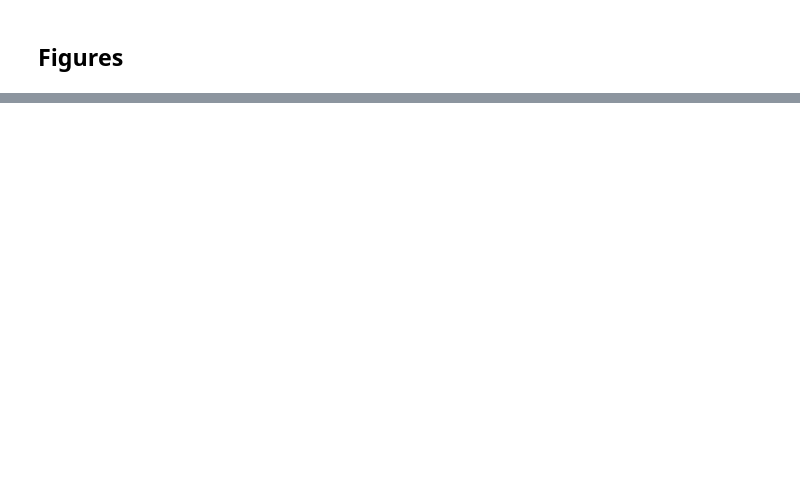
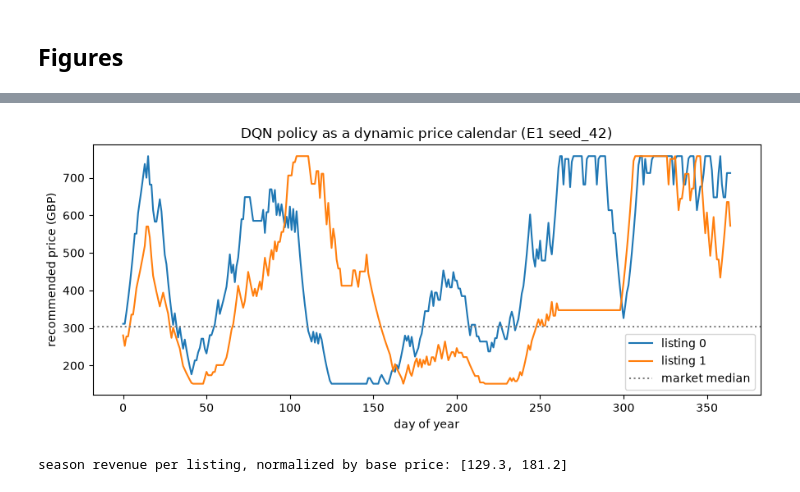
Before and after one commit to LazarSazdov/marl-dqn-dynamic-pricing, a Jupyter notebook: notebooks/04_results.ipynb, the cells around one changed output, grey strips where cells are left out. Saved outputs shown, nothing was run; the diff lists cells and outputs as text; code cells hidden in the pictures; blank space fills up the shorter version.

```diff
--- a/notebooks/04_results.ipynb
+++ b/notebooks/04_results.ipynb
@@ -49,0 +186,23 @@ for png in sorted((results_dir() / 'figures').glob('*.png')):
+# %%
+# a trained agent replayed greedily is a dynamic pricing calendar for the
+# whole year, read straight from the pushed eval traces
+trace_path = sorted((results_dir() / 'experiments' / 'E1').glob('seed_*/eval_trace.npz'))[0]
+trace = np.load(trace_path)
+prices, rewards = trace['prices'], trace['rewards']
+
+fig, ax = plt.subplots(figsize=(9, 4))
+for j in range(prices.shape[1]):
+    ax.plot(prices[:, j], label=f'listing {j}')
+ax.axhline(float(trace['cluster_median']), color='gray', ls=':', label='market median')
+ax.set_xlabel('day of year')
+ax.set_ylabel('recommended price (GBP)')
+ax.set_title(f'DQN policy as a dynamic price calendar (E1 {trace_path.parent.name})')
+ax.legend()
+plt.tight_layout()
+plt.show()
+
+print('season revenue per listing, normalized by base price:',
+      rewards.sum(axis=0).round(1).tolist())
+# %% [output]
+[figure, added]
+season revenue per listing, normalized by base price: [129.3, 181.2]
```
Also changed, not shown: parts of 6 cells of this notebook, 6 other files.
